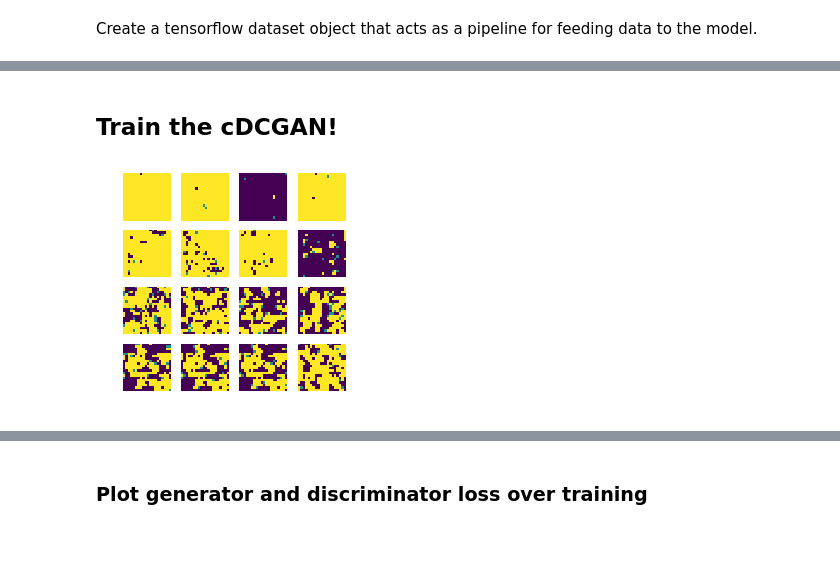
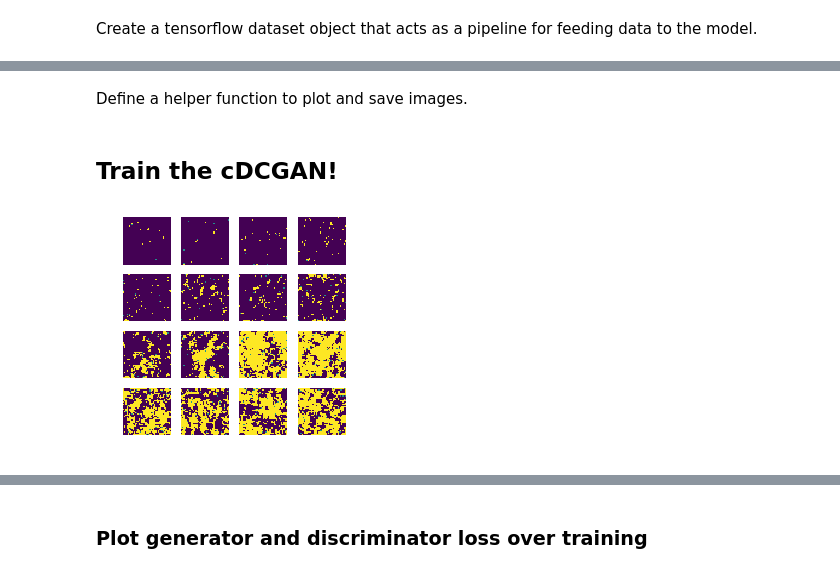
Before and after one commit to DanielJCase/Ising-Deep-Learning, a Jupyter notebook: Ising-cDCGAN/Ising_cGAN.ipynb, the cells around one changed output, grey strips where cells are left out. Cells and saved outputs as stored; diff of their text form; code cells hidden in the pictures; blank space fills up the shorter version.

```diff
--- a/Ising-cDCGAN/Ising_cGAN.ipynb
+++ b/Ising-cDCGAN/Ising_cGAN.ipynb
@@ -71,6 +71,6 @@ train_labels_emb = tf.keras.utils.to_categorical(tr_lbl_data, 18)
 # %%
-BUFFER_SIZE = 12500
-BATCH_SIZE = 64
+BUFFER_SIZE = 15000
+BATCH_SIZE = 128
 # %% [markdown]
 Create a tensorflow dataset object that acts as a pipeline for feeding data to the model.
 # %%
@@ -84,31 +84,36 @@ The final output is a 20x20 tensor, the same dimensions at the Ising array I am
 # %%
 def make_generator_model():
     # Input is x (noise) and y (label)
+    # Input x
     input_x = tf.keras.layers.Input(shape=(100,), name='noise_input')
-    x = tf.keras.layers.Dense(5*5*128,use_bias=False)(input_x)
+    x = tf.keras.layers.Dense(10*10*256,use_bias=False)(input_x)
     x = tf.keras.layers.BatchNormalization()(x)
     x = tf.keras.layers.LeakyReLU()(x)
 
-    reshape_x = tf.keras.layers.Reshape((5, 5, 128))(x)
+    reshape_x = tf.keras.layers.Reshape((10, 10, 256))(x)
 
-    input_y = tf.keras.layers.Input(shape=(18,), name='label_input')
-    y = tf.keras.layers.Dense(5*5*128,use_bias=False)(input_y)
+    # Input y
+    input_y = tf.keras.layers.Input(shape=(17,), name='label_input')
+    y = tf.keras.layers.Dense(10*10*128,use_bias=False)(input_y)
     y = tf.keras.layers.BatchNormalization()(y)
     y = tf.keras.layers.LeakyReLU()(y)
 
-    reshape_y = tf.keras.layers.Reshape((5, 5, 128))(y)
+    reshape_y = tf.keras.layers.Reshape((10, 10, 128))(y)
 
+    # Combine Inputs
     xy = tf.keras.layers.concatenate([reshape_x, reshape_y])
 
+    # First Transpose Conv layer (no upscale)
     xy = tf.keras.layers.Conv2DTranspose(128,(5,5),strides=(1, 1), padding='same', use_bias=False)(xy)
     xy = tf.keras.layers.BatchNormalization()(xy)
     xy = tf.keras.layers.LeakyReLU()(xy)
 
+    # Second Transpose Conv layer (upscale)
     xy = tf.keras.layers.Conv2DTranspose(64,(5,5),strides=(2, 2), padding='same', use_bias=False)(xy)
-    #assert xy.output_shape == (None, 10, 10, 64)
     xy = tf.keras.layers.BatchNormalization()(xy)
     xy = tf.keras.layers.LeakyReLU()(xy)
 
+    # Third Transpose Conv layer (upscale)
     xy_final = tf.keras.layers.Conv2DTranspose(1, (5, 5), strides=(2, 2), padding='same', use_bias=False, activation='tanh')(xy)
 
     model = tf.keras.Model(inputs=[input_x, input_y], outputs=xy_final)
@@ -123,26 +130,28 @@ feeds it to two convolutional layers followed by a single-unit output layer.
 def make_discriminator_model():
 
     # Input is x (noise) and y (label)
-    input_x = tf.keras.layers.Input(shape=(20,20,1), name='image_input')
-    x = tf.keras.layers.Conv2D(64, (5, 5), strides=(2, 2), padding='same')(input_x)
+    # First Conv layer
+    input_x = tf.keras.layers.Input(shape=(40,40,1), name='image_input')
+    x = tf.keras.layers.Conv2D(16, (5, 5), strides=(2, 2), padding='same')(input_x)
     x = tf.keras.layers.LeakyReLU()(x)
     x = tf.keras.layers.Dropout(0.3)(x)
 
-    x = tf.keras.layers.Conv2D(128, (5, 5), strides=(2, 2), padding='same')(x)
+    # Second Conv layer
+    x = tf.keras.layers.Conv2D(32, (5, 5), strides=(2, 2), padding='same')(x)
     x = tf.keras.layers.LeakyReLU()(x)
     x = tf.keras.layers.Dropout(0.3)(x)
 
     #reshape_x = tf.keras.layers.Reshape((7, 7, 256))(x)
 
-    input_y = tf.keras.layers.Input(shape=(18,), name='label_input')
+    input_y = tf.keras.layers.Input(shape=(17,), name='label_input')
     y = tf.keras.layers.Dense(1024)(input_y)
     y = tf.keras.layers.LeakyReLU()(y)
 
-    y = tf.keras.layers.Dense(5*5*128)(y)
+    y = tf.keras.layers.Dense(10*10*128)(y)
     y = tf.keras.layers.LeakyReLU()(y)
     y = tf.keras.layers.BatchNormalization()(y)
 
-    reshape_y = tf.keras.layers.Reshape((5, 5, 128))(y)
+    reshape_y = tf.keras.layers.Reshape((10, 10, 128))(y)
 
     xy = tf.keras.layers.concatenate([x, reshape_y])
 
@@ -151,6 +160,7 @@ def make_discriminator_model():
     xy = tf.keras.layers.LeakyReLU()(xy)
 
     xy_final = tf.keras.layers.Dense(1)(xy)
+    #xy_final = tf.keras.layers.Si
 
     model = tf.keras.Model(inputs=[input_x, input_y], outputs=xy_final)
 
@@ -185,5 +197,4 @@ checkpoint = tf.train.Checkpoint(generator_optimizer=generator_optimizer,
 # %%
-EPOCHS = 2
 noise_dim = 100
 num_examples_to_generate = 16
 
@@ -193,7 +204,7 @@ random_vector_for_generation = tf.random_normal([num_examples_to_generate,
                                                  noise_dim])
 tmpList=np.arange(16)
 
-labels_for_generation = tf.keras.utils.to_categorical(tmpList,18)
+labels_for_generation = tf.keras.utils.to_categorical(tmpList,17)
 # %%
 def train_step(images,labels,gen_loss_log,disc_loss_log):
    # generating noise from a normal distribution
@@ -244,5 +255,7 @@ def train(dataset, epochs,gen_loss_log,disc_loss_log):
     generate_and_save_images(generator,
                            epochs,
                            random_vector_for_generation,labels_for_generation)
+# %% [markdown]
+Define a helper function to plot and save images.
 # %%
 def generate_and_save_images(model, epoch, test_input_noise,test_input_labels):
@@ -264,9 +275,9 @@ def generate_and_save_images(model, epoch, test_input_noise,test_input_labels):
 ## Train the cDCGAN!
 # %%
 %%time
-EPOCHS = 50
-gen_loss_log=[]
-disc_loss_log=[]
+EPOCHS = 60
+#gen_loss_log=[]
+#disc_loss_log=[]
 train(train_dataset, EPOCHS,gen_loss_log,disc_loss_log)
 # %% [output]
-[figure, old version]
+[figure, new version]
```
Also changed, not shown: parts of 24 cells of this notebook, 1 other file.
